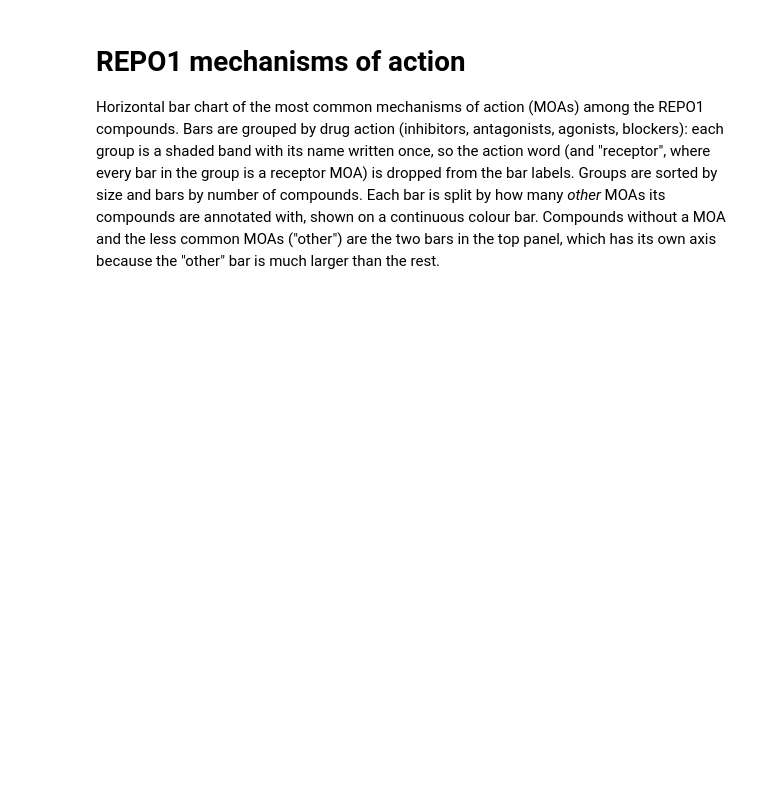
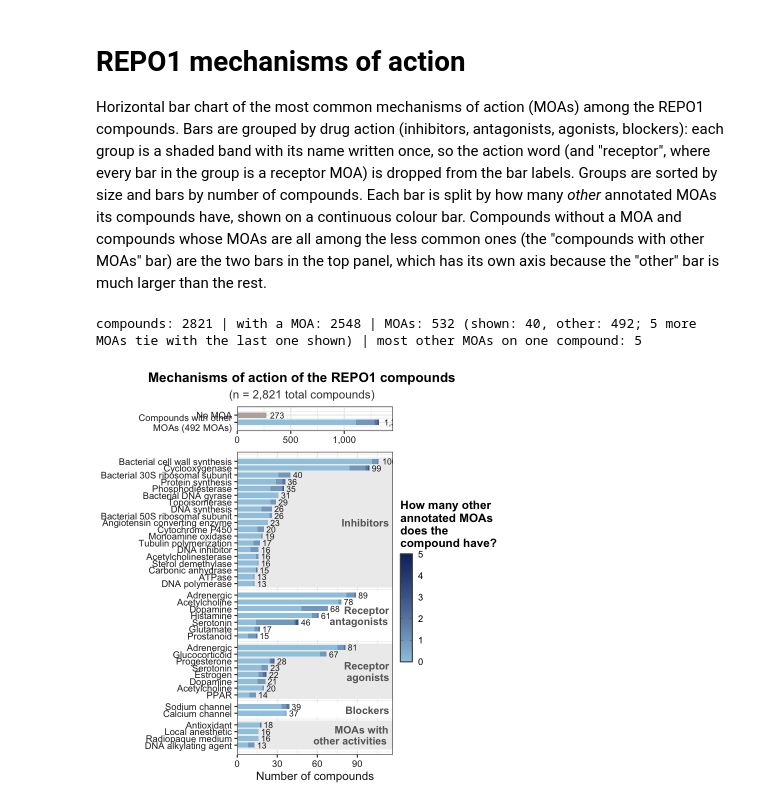
Before and after one commit to WayScience/pccma_repo1_screen_image_profiling, a Jupyter notebook: repo1_screen_metadata/notebooks/moa_bar.ipynb, the cells around one changed output. Drawn from its saved outputs; the diff is of its cells as text; code cells hidden in the pictures; blank space fills up the shorter version.

```diff
--- a/repo1_screen_metadata/notebooks/moa_bar.ipynb
+++ b/repo1_screen_metadata/notebooks/moa_bar.ipynb
@@ -1,7 +1,7 @@
 # %% [markdown]
 # REPO1 mechanisms of action
 
-Horizontal bar chart of the most common mechanisms of action (MOAs) among the REPO1 compounds. Bars are grouped by drug action (inhibitors, antagonists, agonists, blockers): each group is a shaded band with its name written once, so the action word (and "receptor", where every bar in the group is a receptor MOA) is dropped from the bar labels. Groups are sorted by size and bars by number of compounds. Each bar is split by how many *other* MOAs its compounds are annotated with, shown on a continuous colour bar. Compounds without a MOA and the less common MOAs ("other") are the two bars in the top panel, which has its own axis because the "other" bar is much larger than the rest.
+Horizontal bar chart of the most common mechanisms of action (MOAs) among the REPO1 compounds. Bars are grouped by drug action (inhibitors, antagonists, agonists, blockers): each group is a shaded band with its name written once, so the action word (and "receptor", where every bar in the group is a receptor MOA) is dropped from the bar labels. Groups are sorted by size and bars by number of compounds. Each bar is split by how many *other* annotated MOAs its compounds have, shown on a continuous colour bar. Compounds without a MOA and compounds whose MOAs are all among the less common ones (the "compounds with other MOAs" bar) are the two bars in the top panel, which has its own axis because the "other" bar is much larger than the rest.
 # %%
 source(file.path("..", "plotting_helpers", "repo1_figure_utils.R"))
 
@@ -27,7 +27,7 @@ n_tied_out <- sum(moa_counts$total == min(shown$total)) - sum(shown$total == min
 n_moas_other <- nrow(moa_counts) - nrow(shown)
 
 no_moa_label <- "no MOA"
-other_label <- sprintf("other (%d MOAs)", n_moas_other)
+other_label <- sprintf("compounds with other\nMOAs (%d MOAs)", n_moas_other)
 
 # the bars: each shown MOA, "other" (compounds with any of the remaining MOAs, counted once) and compounds with no MOA
 bars <- bind_rows(
@@ -37,6 +37,8 @@ bars <- bind_rows(
 )
 cat(sprintf("compounds: %d | with a MOA: %d | MOAs: %d (shown: %d, other: %d; %d more MOAs tie with the last one shown) | most other MOAs on one compound: %d\n",
             n_compounds, n_distinct(moa$compound_id), nrow(moa_counts), nrow(shown), n_moas_other, n_tied_out, max(per_compound$other_moas)))
+# %% [output]
+compounds: 2821 | with a MOA: 2548 | MOAs: 532 (shown: 40, other: 492; 5 more MOAs tie with the last one shown) | most other MOAs on one compound: 5
 # %%
 # group the MOAs by drug action (the last word of the name), largest group first
 actions <- c(inhibitor = "Inhibitors", antagonist = "Antagonists", agonist = "Agonists", blocker = "Blockers",
@@ -71,7 +73,7 @@ layout <- layout %>%
 group_bands <- layout %>% filter(action != "special") %>% group_by(action) %>%
   summarise(ymin = min(y) - 0.6, ymax = max(y) + 0.6, .groups = "drop") %>%
   mutate(shade = rep(c("grey93", "white"), length.out = n()),
-         name = ifelse(action == "other", "Other actions", actions[as.character(action)]),
+         name = ifelse(action == "other", "MOAs with\nother activities", actions[as.character(action)]),
          name = ifelse(action %in% receptor_groups, paste0("Receptor\n", str_to_lower(name)), name),
          y = (ymin + ymax) / 2, panel = factor("moa", c("special", "moa")))
 
@@ -81,31 +83,33 @@ max_other <- max(per_compound$other_moas)
 # %%
 fig <- ggplot(plot_data, aes(n, y, fill = other_moas, group = stack_order)) +
   geom_rect(data = group_bands, aes(xmin = -Inf, xmax = Inf, ymin = ymin, ymax = ymax), fill = group_bands$shade, inherit.aes = FALSE) +
   geom_col(orientation = "y", width = 0.75, position = position_stack(reverse = TRUE)) +
   geom_text(data = layout, aes(total, y, label = scales::comma(total)), hjust = -0.25, size = 3.6, colour = "grey15", inherit.aes = FALSE) +
   geom_text(data = group_bands, aes(Inf, y, label = name), hjust = 1.08, fontface = "bold", size = 4.4, colour = "grey40", lineheight = 0.9, inherit.aes = FALSE) +
   facet_wrap(~panel, ncol = 1, scales = "free") +   # each panel gets its own axis
   scale_fill_gradient(low = "#9ECAE1", high = "#08306B", na.value = "#BAB0AC", limits = c(0, max_other), breaks = 0:max_other,
-                      name = "Other MOAs\nper compound",
+                      name = "How many other\nannotated MOAs\ndoes the\ncompound have?",
                       guide = guide_colourbar(barwidth = unit(1, "lines"), barheight = unit(9, "lines"),
                                           ticks.colour = "grey30", frame.colour = "grey30")) +
   scale_x_continuous(expand = expansion(mult = c(0, 0.1)), labels = scales::comma) +
   scale_y_continuous(breaks = layout$y, labels = layout$label, expand = expansion(add = 0.8)) +
   labs(x = "Number of compounds", y = NULL, title = "Mechanisms of action of the REPO1 compounds",
        subtitle = sprintf("(n = %s total compounds)", format(n_compounds, big.mark = ","))) +
   theme_repo1() +
   theme(strip.text = element_blank(), strip.background = element_blank(), panel.spacing.y = unit(0.6, "lines"),
         legend.position = "right", legend.box.spacing = unit(2, "pt"),
         plot.margin = margin(6, 16, 6, 6))
 
 # facet_wrap gives the panels equal heights: make each proportional to its number of bars (plus the axis padding)
 fig_grob <- ggplotGrob(fig)
 panel_rows <- fig_grob$layout$t[grepl("^panel", fig_grob$layout$name)]
 panel_span <- layout %>% group_by(panel) %>% summarise(span = max(y) - min(y) + 1 + 1.6) %>% arrange(panel) %>% pull(span)
 fig_grob$heights[panel_rows] <- grid::unit(panel_span, "null")
 
 grid::grid.newpage()
 grid::grid.draw(fig_grob)
+# %% [output]
+[figure, added]
 # %%
 ggsave(file.path(output_dir, "moa_bar.png"), fig_grob, width = 10.2, height = 12, dpi = 300, bg = "white")
 ggsave(file.path(output_dir, "moa_bar.pdf"), fig_grob, width = 10.2, height = 12)
```
Also changed, not shown: 14 other files.
